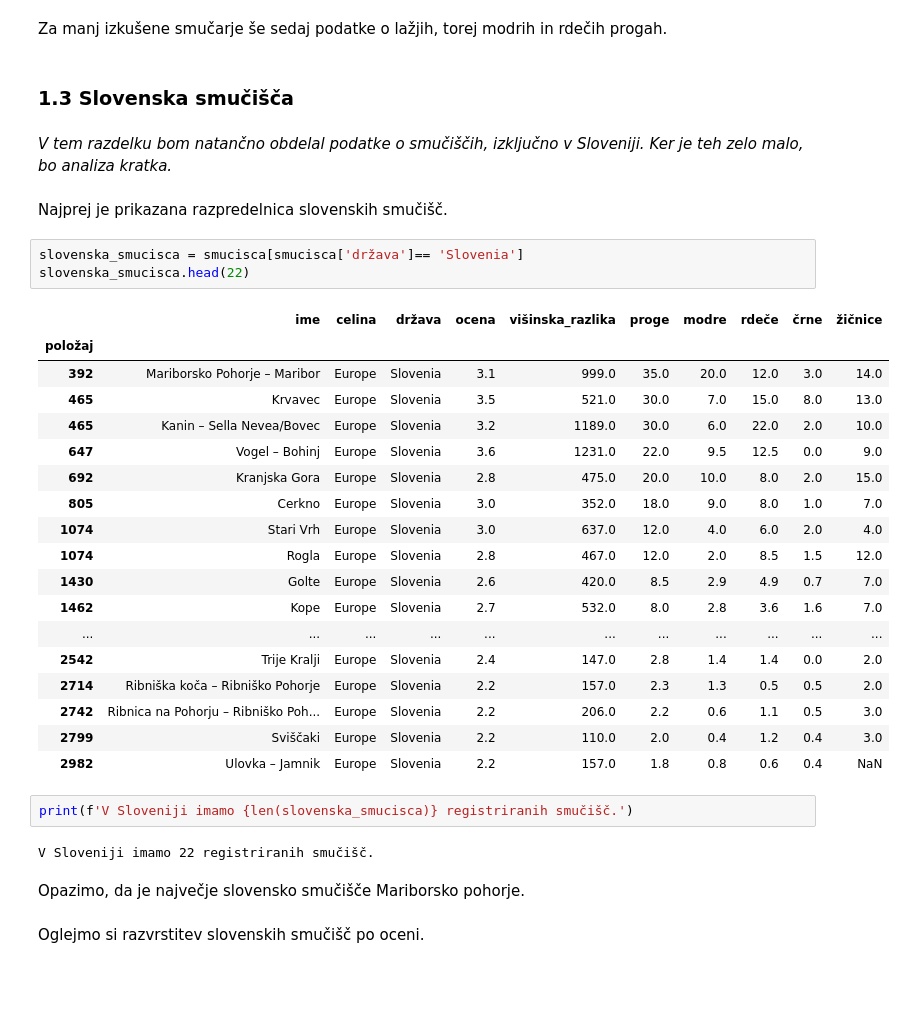
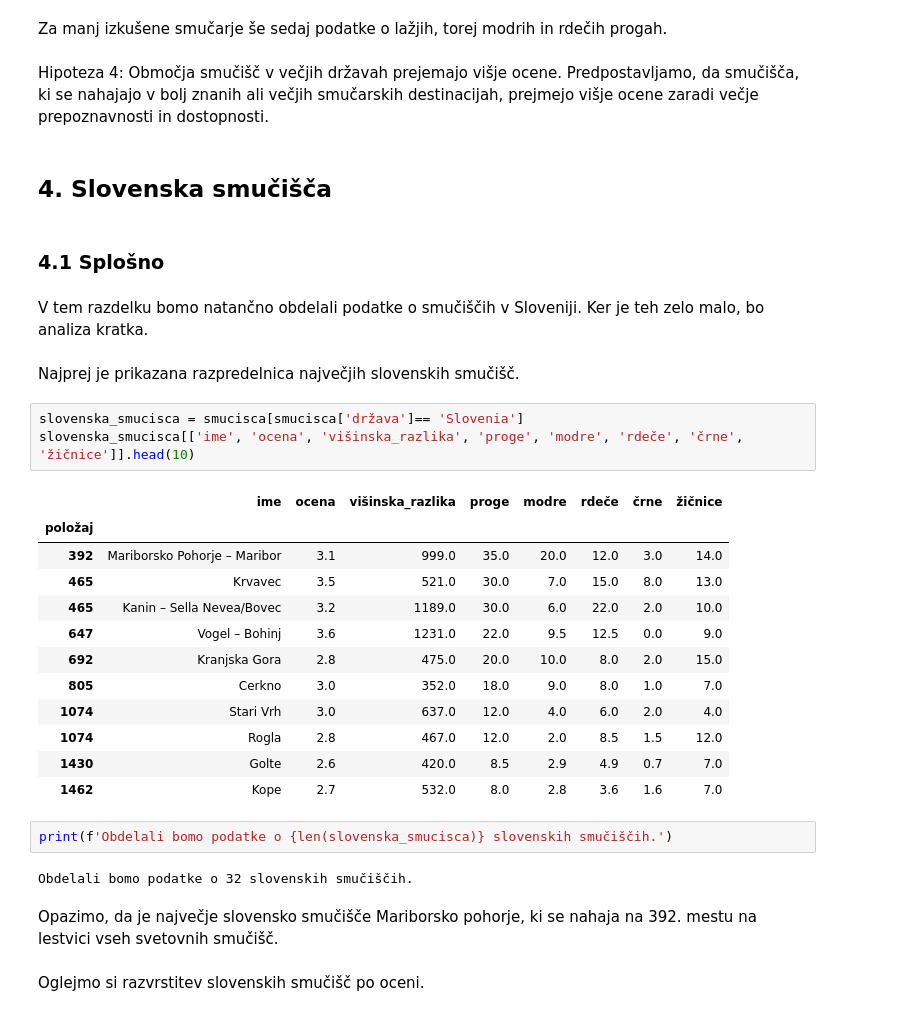
Before and after one commit to NejcZibret/ProjektnaNaloga2024, a Jupyter notebook: analiza.ipynb, the cells around one changed output. Cells and saved outputs as stored; diff of their text form; blank space fills up the shorter version.

```diff
--- a/analiza.ipynb
+++ b/analiza.ipynb
@@ -379,40 +512,40 @@ Sedaj, ko imamo top 10 držav po skupni dolžini smučarskih prog, si oglejmo, k
 Naslednji podatek, ki si ga bomo ogledali, je tak, da koristi najizkušenejšim smučarjem. Ogledali si bomo namreč seznam držav z največ najzahtevnejšimi progami, torej črnimi. Hkrati pa bomo še preračunali, kolikšen procent vseh prog zavzemajo najtežje.
 # %% [markdown]
 Za manj izkušene smučarje še sedaj podatke o lažjih, torej modrih in rdečih progah.
+# %% [markdown]
+Hipoteza 4:
+Območja smučišč v večjih državah prejemajo višje ocene.
+Predpostavljamo, da smučišča, ki se nahajajo v bolj znanih ali večjih smučarskih destinacijah, prejmejo višje ocene zaradi večje prepoznavnosti in dostopnosti.
+# %% [markdown]
+# <h2>4. Slovenska smučišča</h2>
 # %% [markdown]
-# <h3>1.3 Slovenska smučišča</h3>
+<h3>4.1 Splošno</h3>
 # %% [markdown]
-_V tem razdelku bom natančno obdelal podatke o smučiščih, izključno v Sloveniji. Ker je teh zelo malo, bo analiza kratka._
+V tem razdelku bomo natančno obdelali podatke o smučiščih v Sloveniji. Ker je teh zelo malo, bo analiza kratka.
 # %% [markdown]
-Najprej je prikazana razpredelnica slovenskih smučišč.
+Najprej je prikazana  razpredelnica največjih slovenskih smučišč.
 # %%
 slovenska_smucisca = smucisca[smucisca['država']== 'Slovenia']
-slovenska_smucisca.head(22)
+slovenska_smucisca[['ime', 'ocena', 'višinska_razlika', 'proge', 'modre', 'rdeče', 'črne', 'žičnice']].head(10)
 # %% [output]
-|  | ime | celina | država | ocena | višinska_razlika | proge | modre | rdeče | črne | žičnice |
-| položaj |  |  |  |  |  |  |  |  |  |  |
-| 392 | Mariborsko Pohorje – Maribor | Europe | Slovenia | 3.1 | 999.0 | 35.0 | 20.0 | 12.0 | 3.0 | 14.0 |
-| 465 | Krvavec | Europe | Slovenia | 3.5 | 521.0 | 30.0 | 7.0 | 15.0 | 8.0 | 13.0 |
-| 465 | Kanin – Sella Nevea/Bovec | Europe | Slovenia | 3.2 | 1189.0 | 30.0 | 6.0 | 22.0 | 2.0 | 10.0 |
-| 647 | Vogel – Bohinj | Europe | Slovenia | 3.6 | 1231.0 | 22.0 | 9.5 | 12.5 | 0.0 | 9.0 |
-| 692 | Kranjska Gora | Europe | Slovenia | 2.8 | 475.0 | 20.0 | 10.0 | 8.0 | 2.0 | 15.0 |
-| 805 | Cerkno | Europe | Slovenia | 3.0 | 352.0 | 18.0 | 9.0 | 8.0 | 1.0 | 7.0 |
-| 1074 | Stari Vrh | Europe | Slovenia | 3.0 | 637.0 | 12.0 | 4.0 | 6.0 | 2.0 | 4.0 |
-| 1074 | Rogla | Europe | Slovenia | 2.8 | 467.0 | 12.0 | 2.0 | 8.5 | 1.5 | 12.0 |
-| 1430 | Golte | Europe | Slovenia | 2.6 | 420.0 | 8.5 | 2.9 | 4.9 | 0.7 | 7.0 |
-| 1462 | Kope | Europe | Slovenia | 2.7 | 532.0 | 8.0 | 2.8 | 3.6 | 1.6 | 7.0 |
-| ... | ... | ... | ... | ... | ... | ... | ... | ... | ... | ... |
-| 2542 | Trije Kralji | Europe | Slovenia | 2.4 | 147.0 | 2.8 | 1.4 | 1.4 | 0.0 | 2.0 |
-| 2714 | Ribniška koča – Ribniško Pohorje | Europe | Slovenia | 2.2 | 157.0 | 2.3 | 1.3 | 0.5 | 0.5 | 2.0 |
-| 2742 | Ribnica na Pohorju – Ribniško Poh... | Europe | Slovenia | 2.2 | 206.0 | 2.2 | 0.6 | 1.1 | 0.5 | 3.0 |
-| 2799 | Sviščaki | Europe | Slovenia | 2.2 | 110.0 | 2.0 | 0.4 | 1.2 | 0.4 | 3.0 |
-| 2982 | Ulovka – Jamnik | Europe | Slovenia | 2.2 | 157.0 | 1.8 | 0.8 | 0.6 | 0.4 | NaN |
+|  | ime | ocena | višinska_razlika | proge | modre | rdeče | črne | žičnice |
+| položaj |  |  |  |  |  |  |  |  |
+| 392 | Mariborsko Pohorje – Maribor | 3.1 | 999.0 | 35.0 | 20.0 | 12.0 | 3.0 | 14.0 |
+| 465 | Krvavec | 3.5 | 521.0 | 30.0 | 7.0 | 15.0 | 8.0 | 13.0 |
+| 465 | Kanin – Sella Nevea/Bovec | 3.2 | 1189.0 | 30.0 | 6.0 | 22.0 | 2.0 | 10.0 |
+| 647 | Vogel – Bohinj | 3.6 | 1231.0 | 22.0 | 9.5 | 12.5 | 0.0 | 9.0 |
+| 692 | Kranjska Gora | 2.8 | 475.0 | 20.0 | 10.0 | 8.0 | 2.0 | 15.0 |
+| 805 | Cerkno | 3.0 | 352.0 | 18.0 | 9.0 | 8.0 | 1.0 | 7.0 |
+| 1074 | Stari Vrh | 3.0 | 637.0 | 12.0 | 4.0 | 6.0 | 2.0 | 4.0 |
+| 1074 | Rogla | 2.8 | 467.0 | 12.0 | 2.0 | 8.5 | 1.5 | 12.0 |
+| 1430 | Golte | 2.6 | 420.0 | 8.5 | 2.9 | 4.9 | 0.7 | 7.0 |
+| 1462 | Kope | 2.7 | 532.0 | 8.0 | 2.8 | 3.6 | 1.6 | 7.0 |
-# %%
-print(f'V Sloveniji imamo {len(slovenska_smucisca)} registriranih smučišč.')
-# %% [output]
-V Sloveniji imamo 22 registriranih smučišč.
+# %%
+print(f'Obdelali bomo podatke o {len(slovenska_smucisca)} slovenskih smučiščih.')
+# %% [output]
+Obdelali bomo podatke o 32 slovenskih smučiščih.
 # %% [markdown]
-Opazimo, da je največje slovensko smučišče Mariborsko pohorje.
+Opazimo, da je največje slovensko smučišče Mariborsko pohorje, ki se nahaja na 392. mestu na lestvici vseh svetovnih smučišč.
 # %% [markdown]
 Oglejmo si razvrstitev slovenskih smučišč po oceni.
 # %%
```
Also changed, not shown: parts of 66 cells of this notebook, 6 other files.
